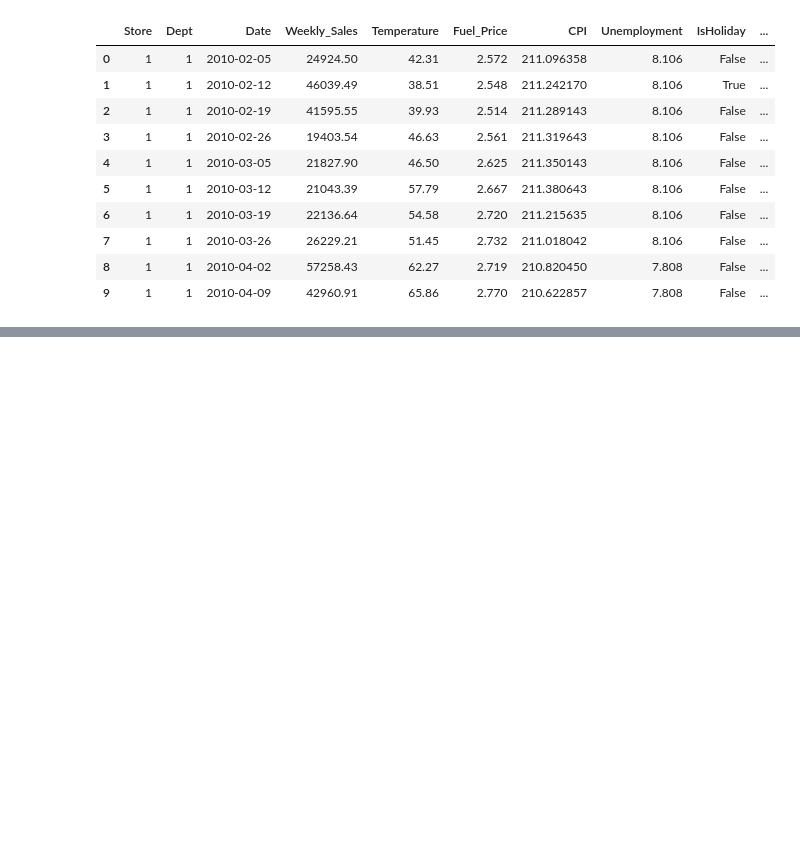
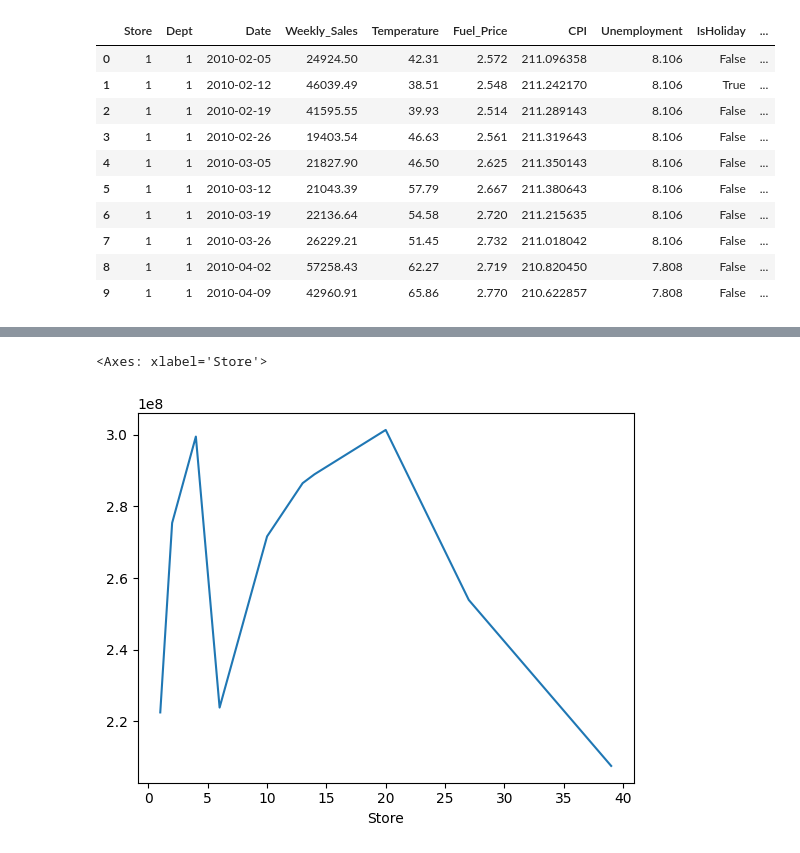
Before and after one commit to BUFONJOKER/ml-ds-internship, a Jupyter notebook: Task2/Task_2_wallmart_sales_forecasting_model.ipynb, the cells around one changed output, grey strips where cells are left out. Saved outputs shown, nothing was run; the diff lists cells and outputs as text; code cells hidden in the pictures; blank space fills up the shorter version.

```diff
--- a/Task2/Task_2_wallmart_sales_forecasting_model.ipynb
+++ b/Task2/Task_2_wallmart_sales_forecasting_model.ipynb
@@ -276,0 +369,2 @@ dtype: object
+# %%
+df = df[df['Weekly_Sales']>0]
@@ -276,0 +379,4 @@ dtype: object
+# %%
+weekly_sales_store = df.groupby('Store')['Weekly_Sales'].sum()
+# %%
+top_10_stores_weekly_sales = weekly_sales_store.sort_values(ascending=False).head(10)
@@ -276,0 +415,6 @@ dtype: object
+# %%
+sns.lineplot(x=top_10_stores_weekly_sales.index,
+y=top_10_stores_weekly_sales.values)
+# %% [output]
+<Axes: xlabel='Store'>
+[figure, added]
```
Also changed, not shown: parts of 102 cells of this notebook, 2 other files.
